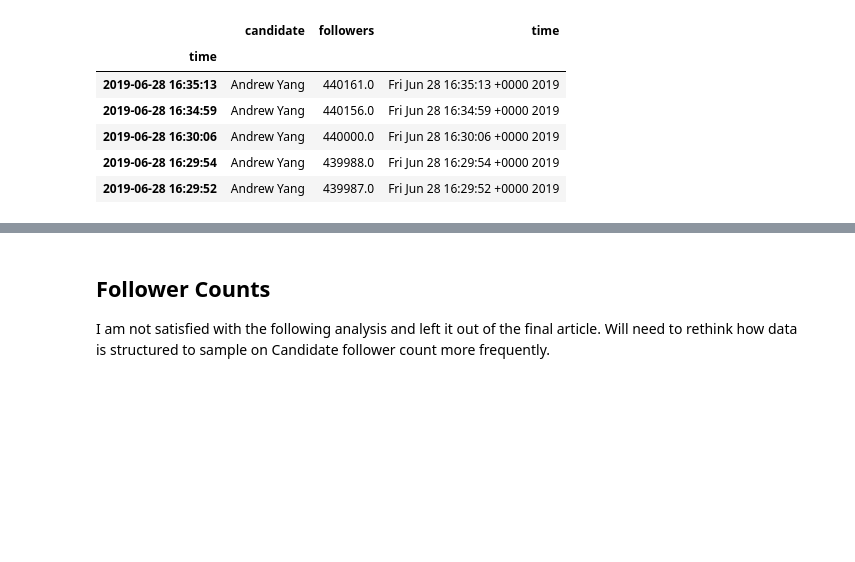
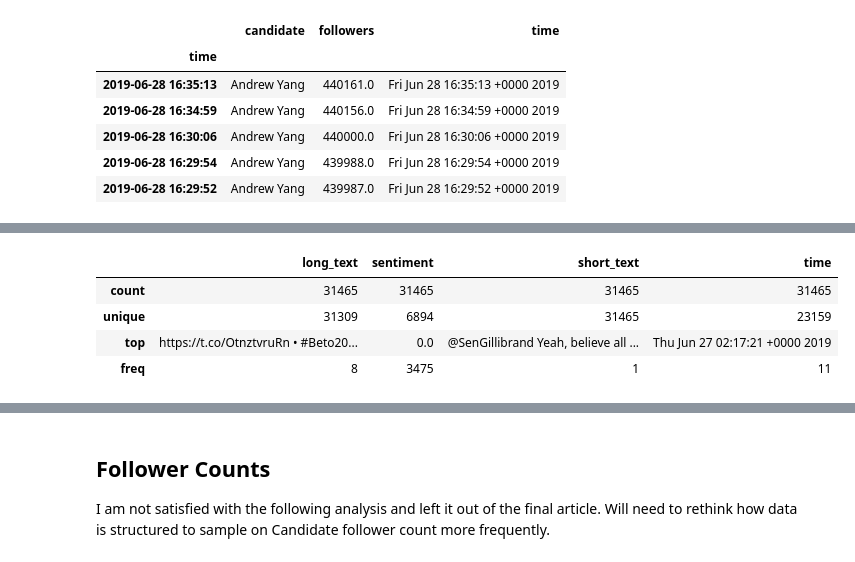
Before and after one commit to danjizquierdo/1stPrimaryDebateNight2020, a Jupyter notebook: SentimentalNotebook.ipynb, the cells around one changed output, grey strips where cells are left out. Cells and saved outputs as stored; diff of their text form; code cells hidden in the pictures; blank space fills up the shorter version.

```diff
--- a/SentimentalNotebook.ipynb
+++ b/SentimentalNotebook.ipynb
@@ -132,0 +160,8 @@ rt_df.head()
+# %%
+t_df.describe()
+# %% [output]
+|  | long_text | sentiment | short_text | time |
+| count | 31465 | 31465 | 31465 | 31465 |
+| unique | 31309 | 6894 | 31465 | 23159 |
+| top | https://t.co/OtnztvruRn • #Beto20... | 0.0 | @SenGillibrand Yeah, believe all ... | Thu Jun 27 02:17:21 +0000 2019 |
+| freq | 8 | 3475 | 1 | 11 |
```
Also changed, not shown: parts of 16 cells of this notebook.
